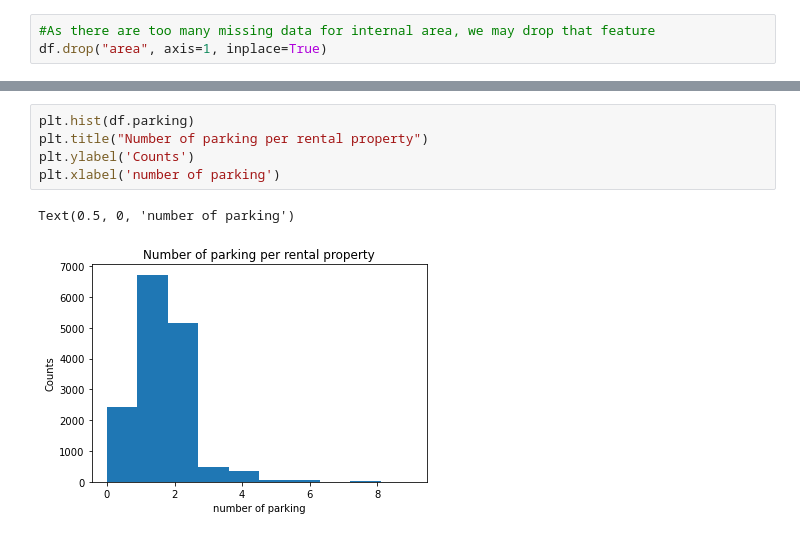
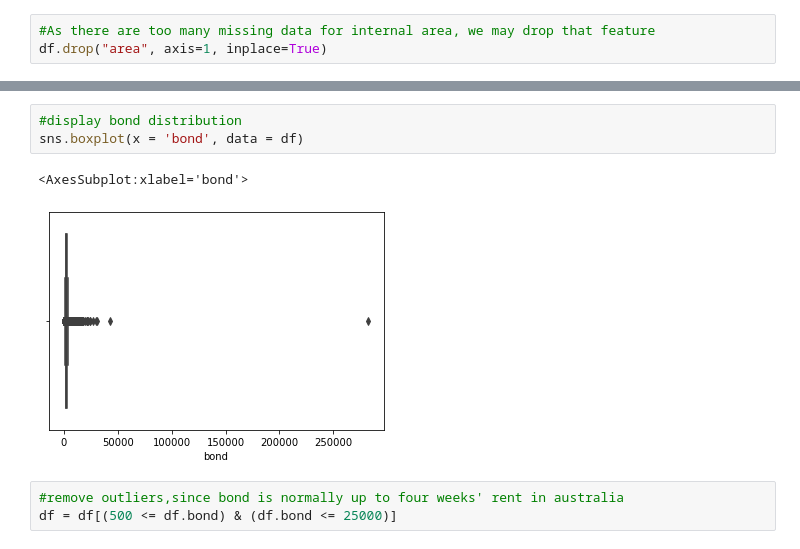
Before and after one commit to MAST30034-Applied-Data-Science/generic-real-estate-consulting-project-group37, a Jupyter notebook: notebooks/properties.ipynb, the cells around one changed output, grey strips where cells are left out. Saved outputs shown, nothing was run; the diff lists cells and outputs as text.

```diff
--- a/notebooks/properties.ipynb
+++ b/notebooks/properties.ipynb
@@ -110,8 +167,9 @@ Text(0.5, 0, 'number of Baths')
-# %%
-plt.hist(df.parking)
-plt.title("Number of parking per rental property")
-plt.ylabel('Counts')
-plt.xlabel('number of parking')
-# %% [output]
-Text(0.5, 0, 'number of parking')
-[figure, removed]
+# %%
+#display bond distribution
+sns.boxplot(x = 'bond', data = df)
+# %% [output]
+<AxesSubplot:xlabel='bond'>
+[figure, added]
+# %%
+#remove outliers,since bond is normally up to four weeks' rent in australia
+df = df[(500 <= df.bond) & (df.bond <= 25000)]
```
Also changed, not shown: parts of 28 cells of this notebook, 6 other files.
